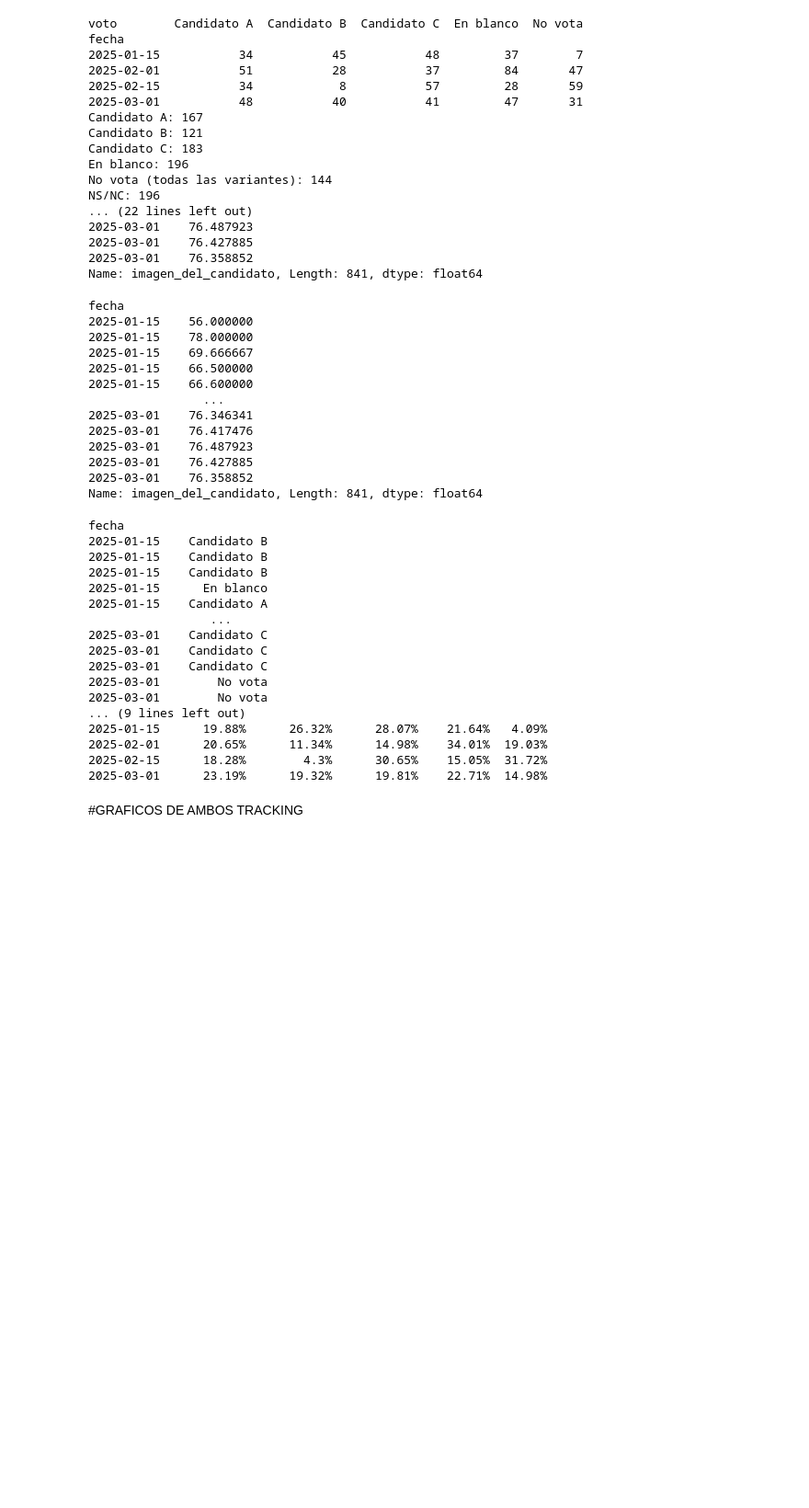
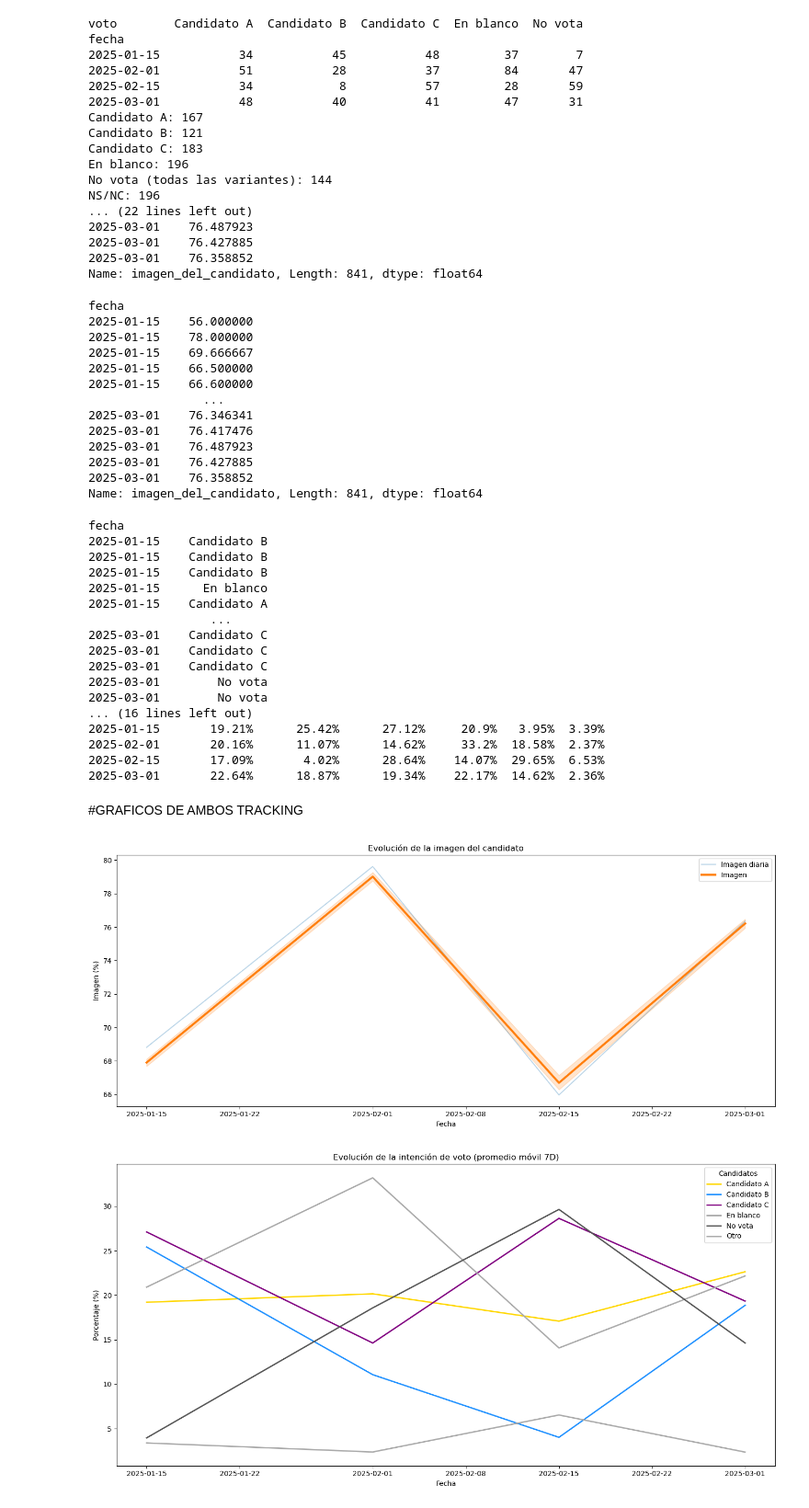
Before and after one commit to Lonelyprogram/TPFinaldeMET4OP, a Jupyter notebook: codigomercedes.ipynb, the cells around one changed output. Shown: that part at 92% size. Drawn from its saved outputs; the diff is of its cells as text; code cells hidden in the pictures; blank space fills up the shorter version.

Commit message:
graficos

```diff
--- a/codigomercedes.ipynb
+++ b/codigomercedes.ipynb
@@ -268,11 +269,11 @@ df["voto_limpio"] = np.select(
 )
 print(df["voto_limpio"])
 
-conteo2 = df.groupby(['fecha','voto']).size().unstack(fill_value=0) # conteo diario de casos x candidato
+conteo2 = df.groupby(['fecha','voto_limpio']).size().unstack(fill_value=0) # conteo diario de casos x candidato
 totales = conteo2.sum(axis=1) # total casos x día
 porcentaje_diario2 = conteo2.div(totales,axis=0)*100 # porcentaje diario de votos por candidato (fórmula V_C,t / N_t * 100)
 porcentaje_rolling2 = porcentaje_diario2.rolling("7D").mean() # rolling window de 7 días que se puede ir modificando
-print(porcentaje_rolling.head())
+print(porcentaje_rolling2.head())
 porcentaje_diario2 = porcentaje_diario2.round(2)  #modificamos cantidad de decimales a 2
 print(porcentaje_diario2.astype(str)+"%") # mostramos porcentajes diarios con símbolo % de cada candidato
 # %% [output]
@@ -288,10 +289,69 @@ fecha
 2025-03-01    Candidato C
 2025-03-01        No vota
 2025-03-01        No vota
-... (9 lines left out)
-2025-01-15      19.88%      26.32%      28.07%    21.64%   4.09%
-2025-02-01      20.65%      11.34%      14.98%    34.01%  19.03%
-2025-02-15      18.28%        4.3%      30.65%    15.05%  31.72%
-2025-03-01      23.19%      19.32%      19.81%    22.71%  14.98%
+... (16 lines left out)
+2025-01-15       19.21%      25.42%      27.12%     20.9%   3.95%  3.39%
+2025-02-01       20.16%      11.07%      14.62%     33.2%  18.58%  2.37%
+2025-02-15       17.09%       4.02%      28.64%    14.07%  29.65%  6.53%
+2025-03-01       22.64%      18.87%      19.34%    22.17%  14.62%  2.36%
 # %% [markdown]
 #GRAFICOS DE AMBOS TRACKING
+# %%
+colores = {
+    "Candidato A": "#FFD700",   # amarillo
+    "Candidato B": "#1E90FF",   # celeste oscuro
+    "Candidato C": "#800080",   # violeta
+    "No vota":     "#555555",   # gris oscuro
+    "En blanco":   "#A9A9A9",   # gris claro
+    "Otro":        "#A9A9A9"    # para NS/NC o categorías residuales
+}
+
+#GRÁFICO DE LÍNEAS DE EVOLUCIÓN DE LA IMAGEN DEL CANDIDATO
+plt.figure(figsize=(14, 6)) #definimos tamaño del grafico final
+sns.lineplot( #linea 1
+x=imagen_diaria.index, # x = fechas (el índice de la serie)
+y=imagen_diaria, #y = valores diarios de imagen
+label="Imagen diaria",
+alpha=0.3 # transparencia de la línea
+)
+sns.lineplot( #linea 2
+x=imagen_rolling.index,
+y=imagen_rolling,
+label="Imagen", #nombre de la linea
+linewidth=3 #grosor línea
+)
+plt.title("Evolución de la imagen del candidato")
+plt.xlabel("Fecha")
+plt.ylabel("Imagen (%)")
+plt.legend() # se muestra la "leyenda" para diferenciar líneas
+plt.tight_layout() #ajuste layout para que nada quede fuera de frame
+plt.show()
+
+# Tomamos el df porcentaje_rolling2 formato "wide" lo convertimos a formato "long"
+#que es el que necesita Seaborn para graficar múltiples líneas (1xcategoría)  (DONDE ESTA ESTO HECHO)
+
+df_plot = porcentaje_rolling2.reset_index().melt(
+id_vars="fecha", #columna fija, eje X del gráfico (las fechas, que varían)
+var_name="categoria", # nombre de la variable/columna de las categorías
+value_name="porcentaje" # nombre columna numerica, en este caso el rwolling de %
+)
+
+# GRÁFICO DE LÍNEAS DE EVOLUCIÓN DE LA INTENCIÓN DE VOTO
+plt.figure(figsize=(14, 7)) # definimos tamaño del grafico final
+sns.lineplot(
+    data=df_plot, # el df en formato long que preparamos con melt()
+    x="fecha", #eje horizontal
+    y="porcentaje", #eje vertical
+    hue="categoria", # c/categoria de voto es cada linea
+    linewidth=2,# grosor lineas
+   palette=colores  #colores definidos arriba
+)
+plt.title("Evolución de la intención de voto (promedio móvil 7D)") #titulo
+plt.xlabel("Fecha") #etiqueta eje x
+plt.ylabel("Porcentaje (%)") #etiqueta eje y
+plt.legend(title="Candidatos") #leyenda en el grafico
+plt.tight_layout() #evitamos cortes del grafico y nombres con ajuste automatico del layout
+plt.show()
+# %% [output]
+[figure, added]
+[figure, added]
```
Also changed, not shown: parts of 2 cells of this notebook.
